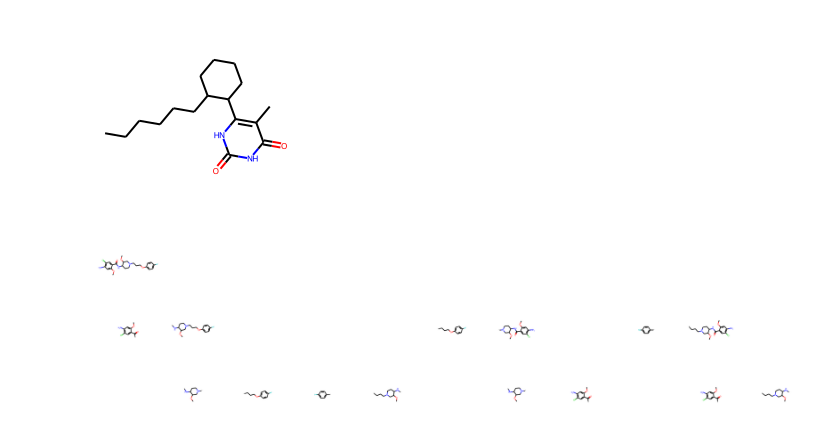
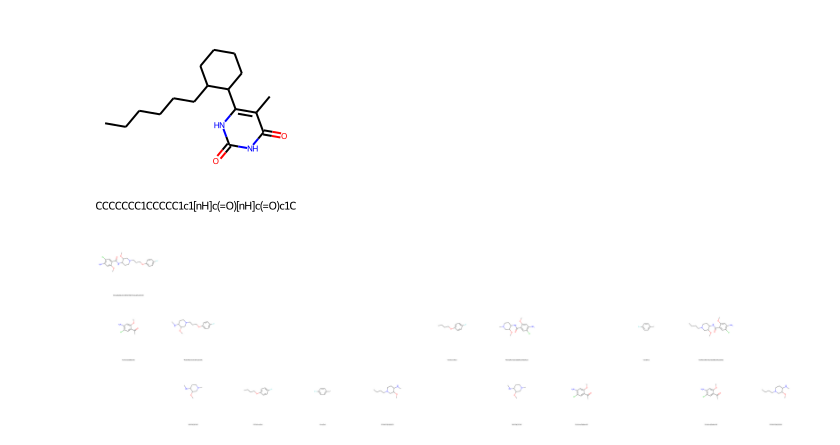
Before and after one commit to bertiewooster/RDKit-playing, a Jupyter notebook: recap_clean.ipynb, the cells around one changed output. Cells and saved outputs as stored; diff of their text form; code cells hidden in the pictures.

Commit message:
Add legends, optional label for parent molecule, pass through **kwargs

```diff
--- a/recap_clean.ipynb
+++ b/recap_clean.ipynb
@@ -2,7 +2,7 @@
 from rdkit import Chem
 from rdkit.Chem import Draw, Recap
 # %%
-def molecule_recap_tree(smiles:str):
+def molecule_recap_tree(smiles:str, name:str="", **kwargs):
     molecule = Chem.MolFromSmiles(smiles)
     hierarch = Recap.RecapDecompose(molecule)
     root = NonBinTree(hierarch.smiles)
@@ -10,5 +10,10 @@ def molecule_recap_tree(smiles:str):
     recap_2D = molecule_tree.get_grid()
     mols_per_row = len(recap_2D[0])
     recap_plot = [item for sublist in recap_2D for item in sublist]
-    drawing = Draw.MolsToGridImage([Chem.MolFromSmiles(smile) for smile in recap_plot], molsPerRow=mols_per_row)
+    recap_labels = [item for sublist in recap_2D for item in sublist]
+    if name:
+        recap_labels[0] = name
+    else:
+        recap_labels[0] = hierarch.smiles
+    drawing = Draw.MolsToGridImage([Chem.MolFromSmiles(smile) for smile in recap_plot], legends=recap_labels, molsPerRow=mols_per_row, **kwargs)
     return drawing
@@ -116,8 +118,8 @@ molecule_recap_tree("n1c(OCO)cncc1-OCO")
 # %%
 molecule_recap_tree("N1C(=O)NC(=O)C(C)=C1-C1CCCCC1-CCCCCC")
 # %% [output]
-[figure, old version]
+[figure, new version]
 # %%
-molecule_recap_tree("Clc1cc(c(OC)cc1N)C(=O)NC3CCN(CCCOc2ccc(F)cc2)CC3OC")
+molecule_recap_tree("Clc1cc(c(OC)cc1N)C(=O)NC3CCN(CCCOc2ccc(F)cc2)CC3OC", subImgSize=(800, 800))
 # %% [output]
-[figure, old version]
+[figure, new version]
```
Also changed, not shown: parts of 5 cells of this notebook.
